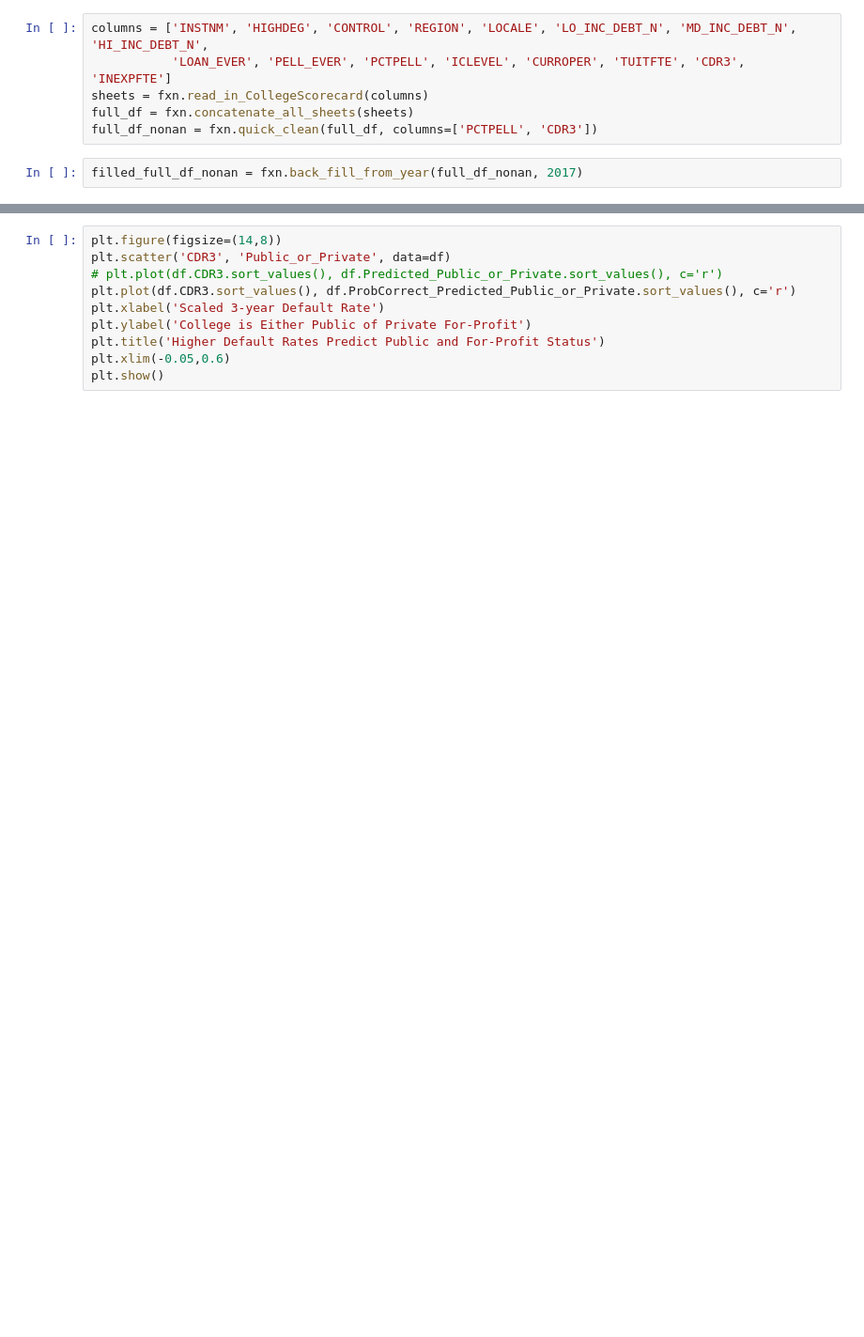
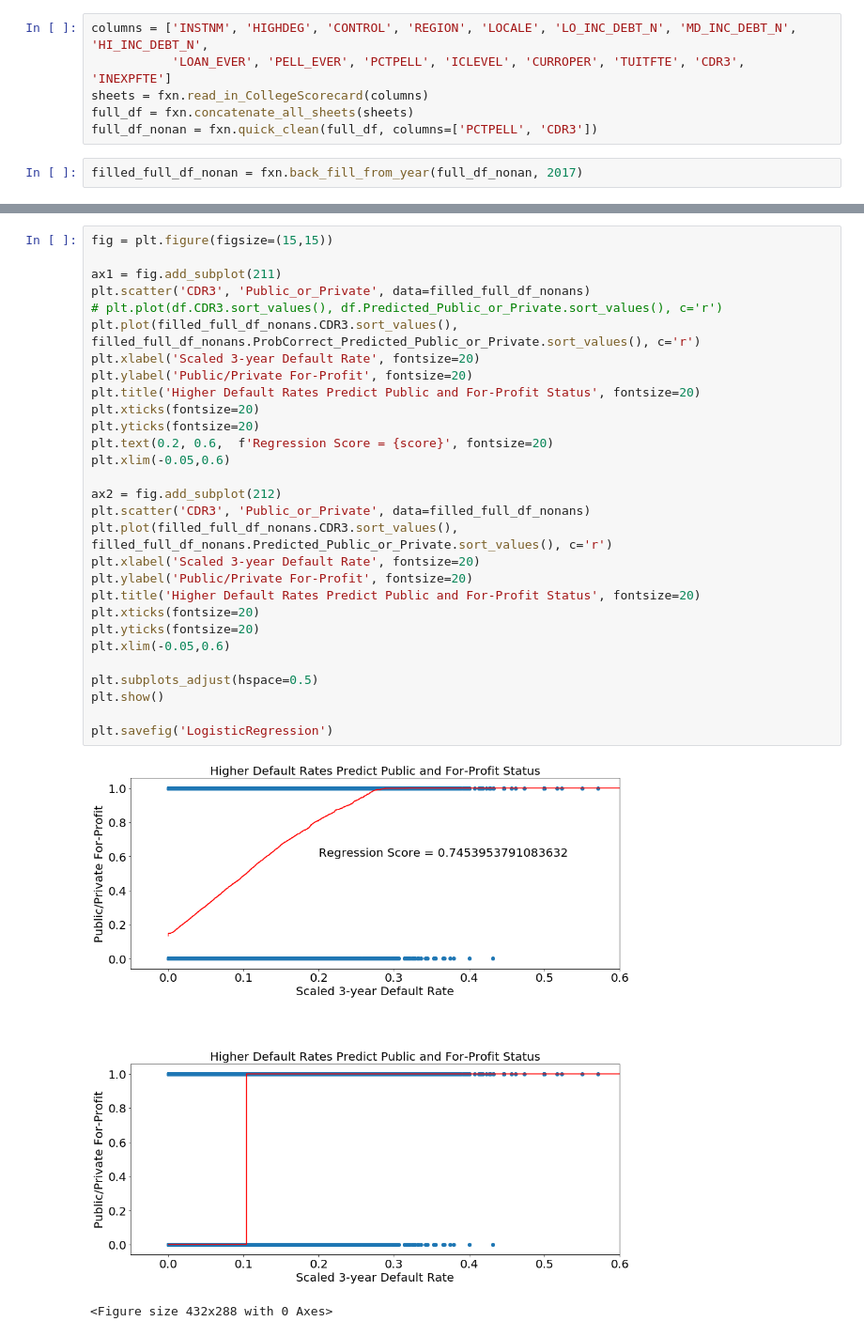
Before and after one commit to CliffordBridges/College-Scorecards-Uses-and-Insights, a Jupyter notebook: CMB_Data_Gathering.ipynb, the cells around one changed output, grey strips where cells are left out. Shown at 94% size. Saved outputs shown, nothing was run; the diff lists cells and outputs as text; blank space fills up the shorter version.

Commit message:
Make Logistic Regression picture

```diff
--- a/CMB_Data_Gathering.ipynb
+++ b/CMB_Data_Gathering.ipynb
@@ -40,10 +41,32 @@ ValueError: could not convert string to float: 'PrivacySuppressed'
 # %%
-plt.figure(figsize=(14,8))
-plt.scatter('CDR3', 'Public_or_Private', data=df)
+fig = plt.figure(figsize=(15,15))
+
+ax1 = fig.add_subplot(211)
+plt.scatter('CDR3', 'Public_or_Private', data=filled_full_df_nonans)
 # plt.plot(df.CDR3.sort_values(), df.Predicted_Public_or_Private.sort_values(), c='r')
-plt.plot(df.CDR3.sort_values(), df.ProbCorrect_Predicted_Public_or_Private.sort_values(), c='r')
-plt.xlabel('Scaled 3-year Default Rate')
-plt.ylabel('College is Either Public of Private For-Profit')
-plt.title('Higher Default Rates Predict Public and For-Profit Status')
+plt.plot(filled_full_df_nonans.CDR3.sort_values(), filled_full_df_nonans.ProbCorrect_Predicted_Public_or_Private.sort_values(), c='r')
+plt.xlabel('Scaled 3-year Default Rate', fontsize=20)
+plt.ylabel('Public/Private For-Profit', fontsize=20)
+plt.title('Higher Default Rates Predict Public and For-Profit Status', fontsize=20)
+plt.xticks(fontsize=20)
+plt.yticks(fontsize=20)
+plt.text(0.2, 0.6,  f'Regression Score = {score}', fontsize=20)
 plt.xlim(-0.05,0.6)
+
+ax2 = fig.add_subplot(212)
+plt.scatter('CDR3', 'Public_or_Private', data=filled_full_df_nonans)
+plt.plot(filled_full_df_nonans.CDR3.sort_values(), filled_full_df_nonans.Predicted_Public_or_Private.sort_values(), c='r')
+plt.xlabel('Scaled 3-year Default Rate', fontsize=20)
+plt.ylabel('Public/Private For-Profit', fontsize=20)
+plt.title('Higher Default Rates Predict Public and For-Profit Status', fontsize=20)
+plt.xticks(fontsize=20)
+plt.yticks(fontsize=20)
+plt.xlim(-0.05,0.6)
+
+plt.subplots_adjust(hspace=0.5)
 plt.show()
+
+plt.savefig('LogisticRegression')
+# %% [output]
+[figure, added]
+<Figure size 432x288 with 0 Axes>
```
Also changed, not shown: parts of 3 cells of this notebook, 1 other file.
